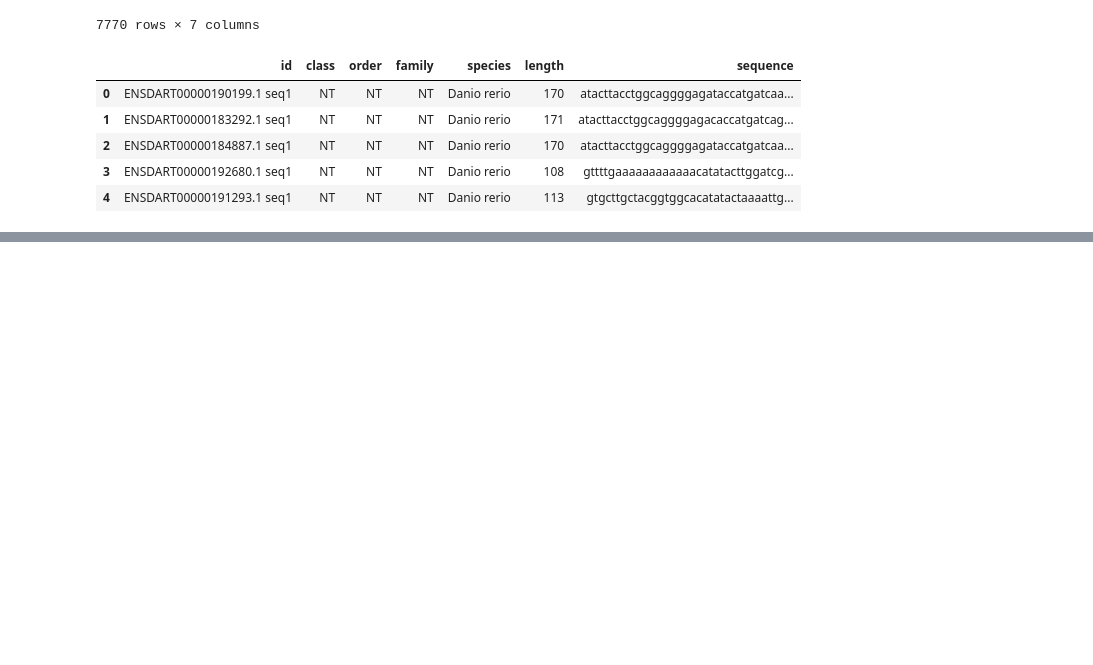
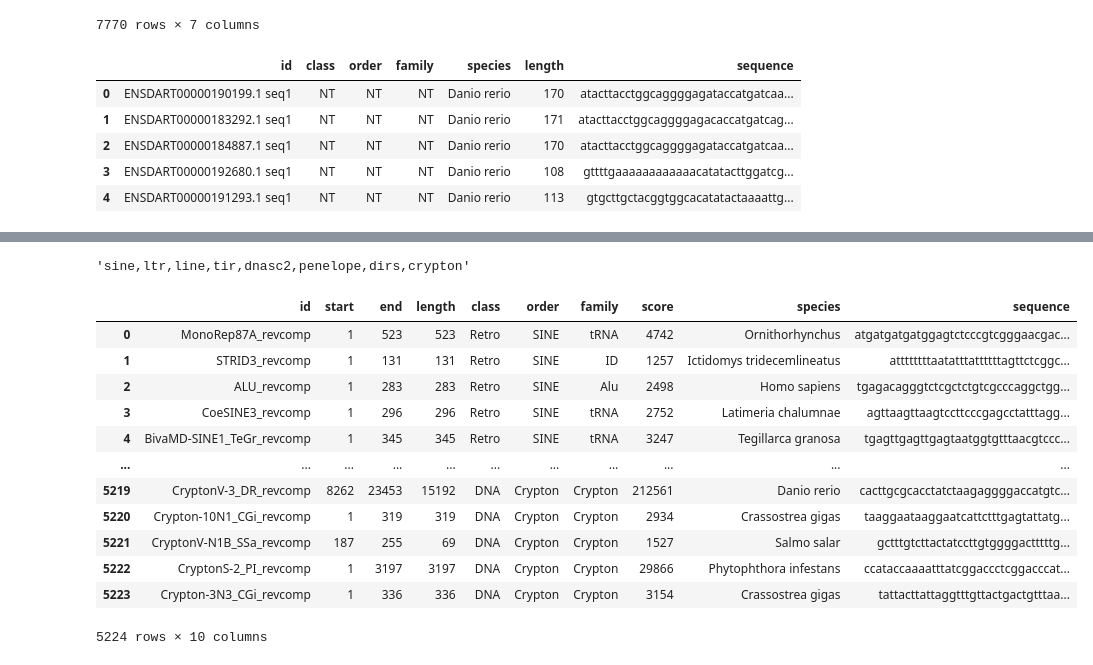
Before and after one commit to Tiago-Minuzzi/phd-proj, a Jupyter notebook: pynb/db_te_get_dataset_full.ipynb, the cells around one changed output, grey strips where cells are left out. Drawn from its saved outputs; the diff is of its cells as text; code cells hidden in the pictures; blank space fills up the shorter version.

```diff
--- a/pynb/db_te_get_dataset_full.ipynb
+++ b/pynb/db_te_get_dataset_full.ipynb
@@ -573,0 +671,40 @@ non_te.to_csv('non_te_dataset.csv', index = False)
+# %%
+','.join(juntado['order'].unique()).lower()
+# %% [output]
+'sine,ltr,line,tir,dnasc2,penelope,dirs,crypton'
+# %%
+sine = juntado.loc[juntado['order']=='SINE']
+ltr = juntado.loc[juntado['order']=='LTR']
+line = juntado.loc[juntado['order']=='LINE']
+tir = juntado.loc[juntado['order']=='TIR']
+dnasc2 = juntado.loc[juntado['order']=='dnaSC2']
+penelope = juntado.loc[juntado['order']=='Penelope']
+dirs = juntado.loc[juntado['order']=='DIRS']
+crypton = juntado.loc[juntado['order']=='Crypton']
+# %%
+sine = sine.sample(653)
+ltr = ltr.sample(653)
+line = line.sample(653)
+tir = tir.sample(653)
+dnasc2 = dnasc2.sample(653)
+penelope = penelope.sample(653)
+dirs = dirs.sample(653)
+crypton = crypton.sample(653)
+# %%
+estrat_juntado = pd.concat([sine,ltr,line,tir,dnasc2,penelope,dirs,crypton],ignore_index=True)
+# %%
+estrat_juntado
+# %% [output]
+|  | id | start | end | length | class | order | family | score | species | sequence |
+| 0 | MonoRep87A_revcomp | 1 | 523 | 523 | Retro | SINE | tRNA | 4742 | Ornithorhynchus | atgatgatgatggagtctcccgtcgggaacgac... |
+| 1 | STRID3_revcomp | 1 | 131 | 131 | Retro | SINE | ID | 1257 | Ictidomys tridecemlineatus | attttttttaatatttattttttagttctcggc... |
+| 2 | ALU_revcomp | 1 | 283 | 283 | Retro | SINE | Alu | 2498 | Homo sapiens | tgagacagggtctcgctctgtcgcccaggctgg... |
+| 3 | CoeSINE3_revcomp | 1 | 296 | 296 | Retro | SINE | tRNA | 2752 | Latimeria chalumnae | agttaagttaagtccttcccgagcctatttagg... |
+| 4 | BivaMD-SINE1_TeGr_revcomp | 1 | 345 | 345 | Retro | SINE | tRNA | 3247 | Tegillarca granosa | tgagttgagttgagtaatggtgtttaacgtccc... |
+| ... | ... | ... | ... | ... | ... | ... | ... | ... | ... | ... |
+| 5219 | CryptonV-3_DR_revcomp | 8262 | 23453 | 15192 | DNA | Crypton | Crypton | 212561 | Danio rerio | cacttgcgcacctatctaagaggggaccatgtc... |
+| 5220 | Crypton-10N1_CGi_revcomp | 1 | 319 | 319 | DNA | Crypton | Crypton | 2934 | Crassostrea gigas | taaggaataaggaatcattctttgagtattatg... |
+| 5221 | CryptonV-N1B_SSa_revcomp | 187 | 255 | 69 | DNA | Crypton | Crypton | 1527 | Salmo salar | gctttgtcttactatccttgtggggactttttg... |
+| 5222 | CryptonS-2_PI_revcomp | 1 | 3197 | 3197 | DNA | Crypton | Crypton | 29866 | Phytophthora infestans | ccataccaaaatttatcggaccctcggacccat... |
+| 5223 | Crypton-3N3_CGi_revcomp | 1 | 336 | 336 | DNA | Crypton | Crypton | 3154 | Crassostrea gigas | tattacttattaggtttgttactgactgtttaa... |
+5224 rows × 10 columns
```
Also changed, not shown: parts of 18 cells of this notebook.
